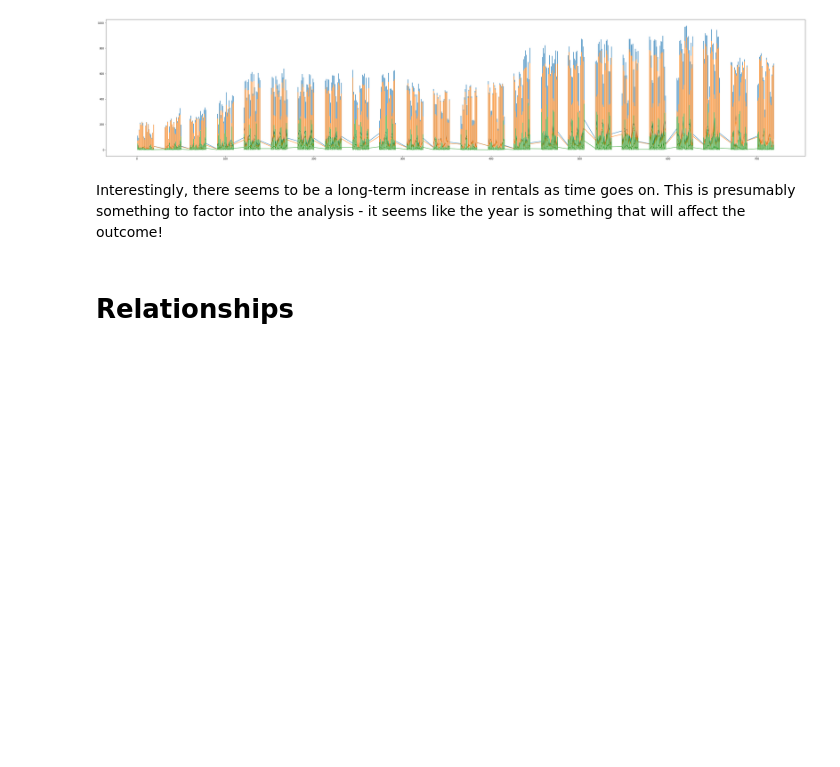
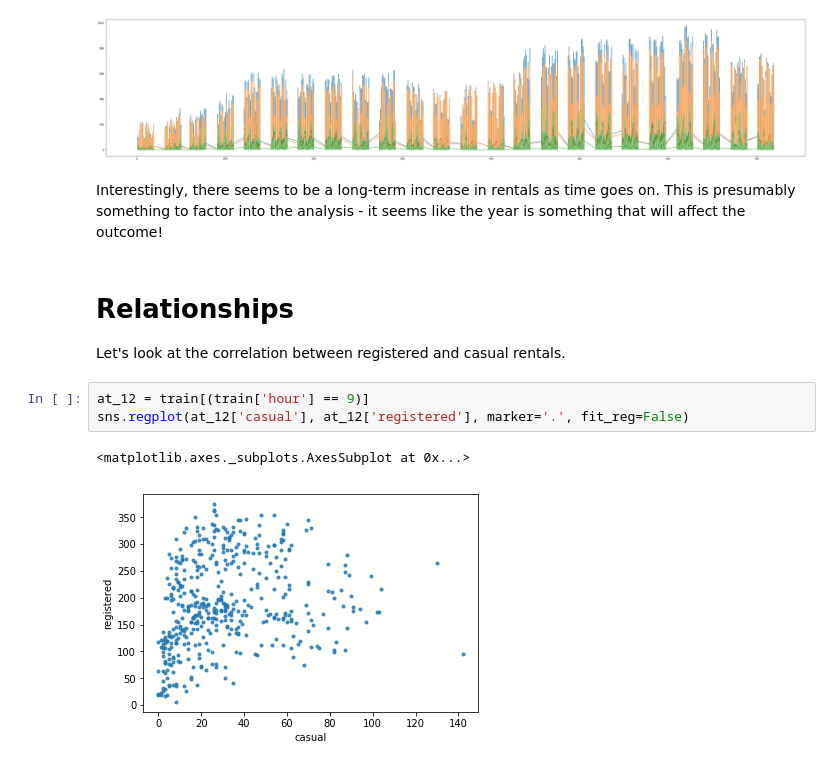
Before and after one commit to somemarsupials/bikes-sharing-demand, a Jupyter notebook: explorations/Initial exploration.ipynb, the cells around one changed output. Drawn from its saved outputs; the diff is of its cells as text; blank space fills up the shorter version.

```diff
--- a/explorations/Initial exploration.ipynb
+++ b/explorations/Initial exploration.ipynb
@@ -269,5 +238,12 @@ plt.plot(train['day'], train['casual'])
 [figure]
 # %% [markdown]
 Interestingly, there seems to be a long-term increase in rentals as time goes on. This is presumably something to factor into the analysis - it seems like the year is something that will affect the outcome!
-# %% [markdown]
-# Relationships
+# %% [markdown]
+# Relationships
+Let's look at the correlation between registered and casual rentals.
+# %%
+at_12 = train[(train['hour'] == 9)]
+sns.regplot(at_12['casual'], at_12['registered'], marker='.', fit_reg=False)
+# %% [output]
+<matplotlib.axes._subplots.AxesSubplot at 0x...>
+[figure, added]
```
Also changed, not shown: parts of 6 cells of this notebook.
